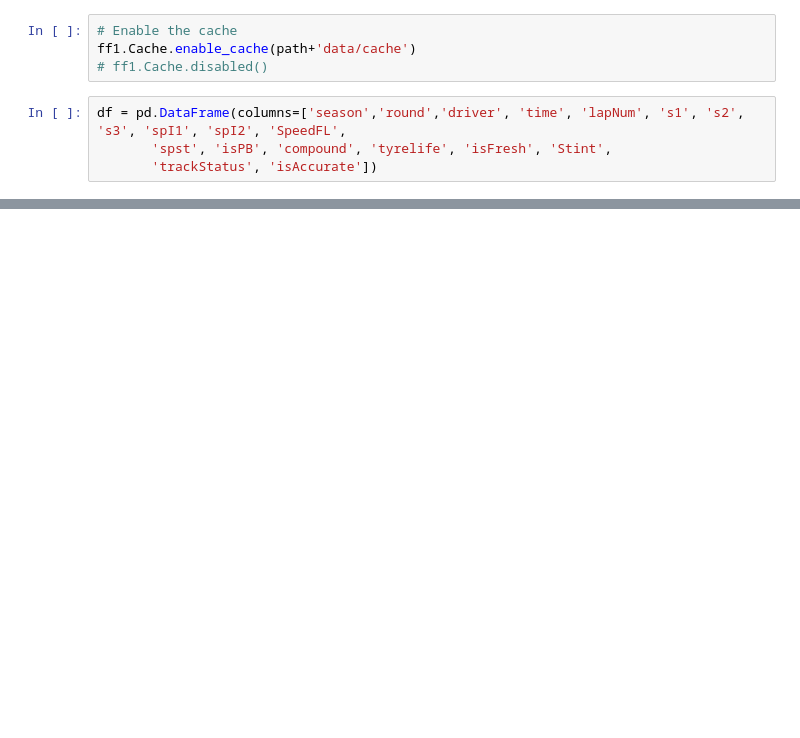
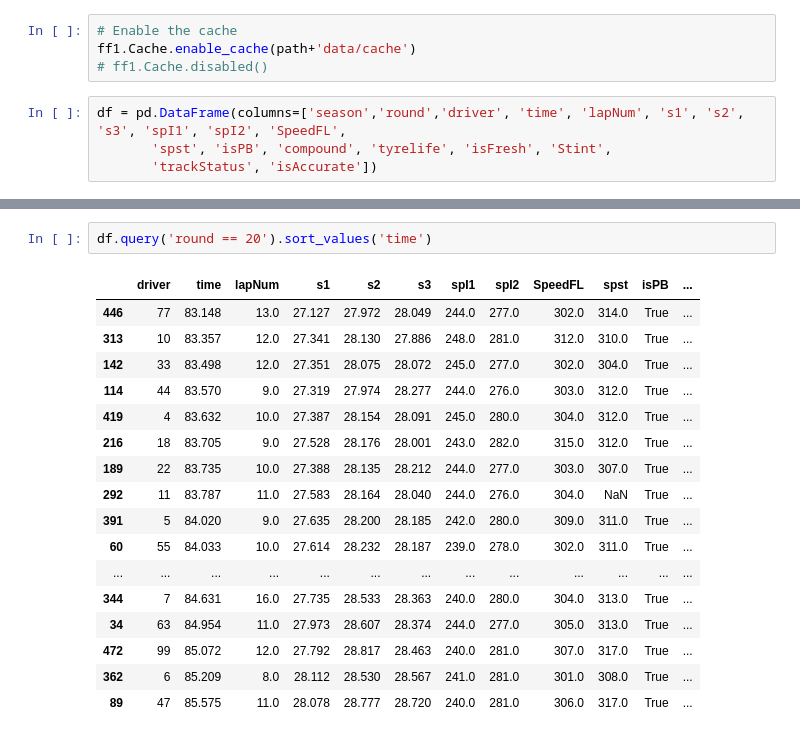
Before and after one commit to ollyjc99/F1-Fantasy-Predictor, a Jupyter notebook: data collection/get_fastf1.ipynb, the cells around one changed output, grey strips where cells are left out. Saved outputs shown, nothing was run; the diff lists cells and outputs as text; blank space fills up the shorter version.

```diff
--- a/data collection/get_fastf1.ipynb
+++ b/data collection/get_fastf1.ipynb
@@ -99,3 +102,23 @@ df
+# %%
+df.query('round == 20').sort_values('time')
+# %% [output]
+|  | driver | time | lapNum | s1 | s2 | s3 | spI1 | spI2 | SpeedFL | spst | isPB | ... |
+| 446 | 77 | 83.148 | 13.0 | 27.127 | 27.972 | 28.049 | 244.0 | 277.0 | 302.0 | 314.0 | True | ... |
+| 313 | 10 | 83.357 | 12.0 | 27.341 | 28.130 | 27.886 | 248.0 | 281.0 | 312.0 | 310.0 | True | ... |
+| 142 | 33 | 83.498 | 12.0 | 27.351 | 28.075 | 28.072 | 245.0 | 277.0 | 302.0 | 304.0 | True | ... |
+| 114 | 44 | 83.570 | 9.0 | 27.319 | 27.974 | 28.277 | 244.0 | 276.0 | 303.0 | 312.0 | True | ... |
+| 419 | 4 | 83.632 | 10.0 | 27.387 | 28.154 | 28.091 | 245.0 | 280.0 | 304.0 | 312.0 | True | ... |
+| 216 | 18 | 83.705 | 9.0 | 27.528 | 28.176 | 28.001 | 243.0 | 282.0 | 315.0 | 312.0 | True | ... |
+| 189 | 22 | 83.735 | 10.0 | 27.388 | 28.135 | 28.212 | 244.0 | 277.0 | 303.0 | 307.0 | True | ... |
+| 292 | 11 | 83.787 | 11.0 | 27.583 | 28.164 | 28.040 | 244.0 | 276.0 | 304.0 | NaN | True | ... |
+| 391 | 5 | 84.020 | 9.0 | 27.635 | 28.200 | 28.185 | 242.0 | 280.0 | 309.0 | 311.0 | True | ... |
+| 60 | 55 | 84.033 | 10.0 | 27.614 | 28.232 | 28.187 | 239.0 | 278.0 | 302.0 | 311.0 | True | ... |
+| ... | ... | ... | ... | ... | ... | ... | ... | ... | ... | ... | ... | ... |
+| 344 | 7 | 84.631 | 16.0 | 27.735 | 28.533 | 28.363 | 240.0 | 280.0 | 304.0 | 313.0 | True | ... |
+| 34 | 63 | 84.954 | 11.0 | 27.973 | 28.607 | 28.374 | 244.0 | 277.0 | 305.0 | 313.0 | True | ... |
+| 472 | 99 | 85.072 | 12.0 | 27.792 | 28.817 | 28.463 | 240.0 | 281.0 | 307.0 | 317.0 | True | ... |
+| 362 | 6 | 85.209 | 8.0 | 28.112 | 28.530 | 28.567 | 241.0 | 281.0 | 301.0 | 308.0 | True | ... |
+| 89 | 47 | 85.575 | 11.0 | 28.078 | 28.777 | 28.720 | 240.0 | 281.0 | 306.0 | 317.0 | True | ... |
 # %%
 df.query('compound == "SOFT" & tyrelife <= 3.0').groupby(['round','driver']).agg({
     'time': 'mean'
```
Also changed, not shown: parts of 6 cells of this notebook, 16 other files.
